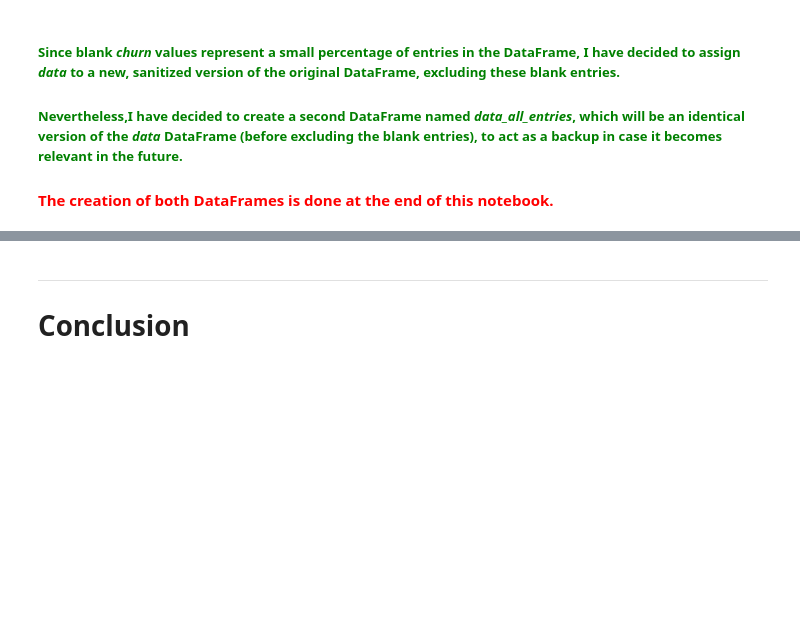
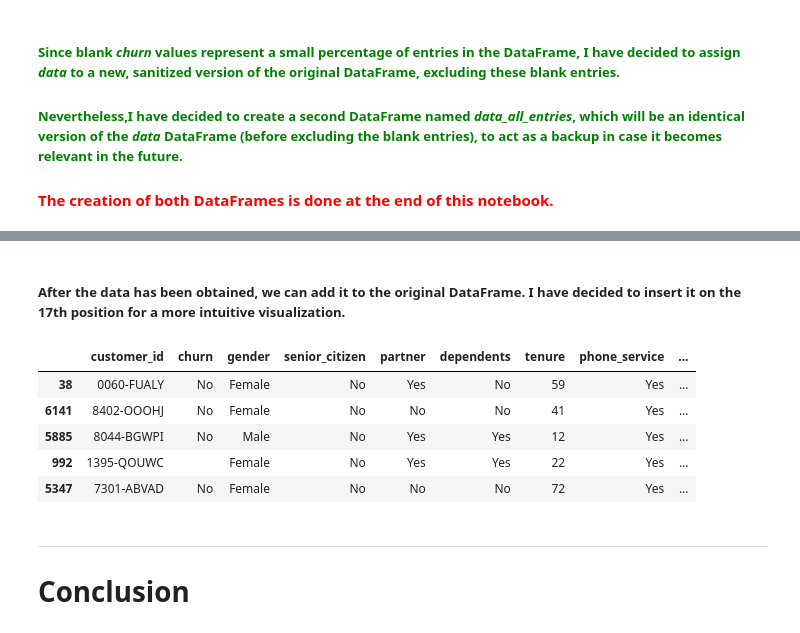
Before and after one commit to LupiVolpi/alura_challenge_data_science, a Jupyter notebook: alura_challenge_data_science_week_1.ipynb, the cells around one changed output, grey strips where cells are left out. Saved outputs shown, nothing was run; the diff lists cells and outputs as text; code cells hidden in the pictures; blank space fills up the shorter version.

```diff
--- a/alura_challenge_data_science_week_1.ipynb
+++ b/alura_challenge_data_science_week_1.ipynb
@@ -569,3 +712,16 @@ Name: churn, dtype: float64
+# %% [markdown]
+##### After the data has been obtained, we can add it to the original DataFrame. I have decided to insert it on the 17th position for a more intuitive visualization.
+# %%
+data.insert(loc = 16, column = "services_hired", value = services_hired.sum(axis = 1))
+# %%
+data.sample(5)
+# %% [output]
+|  | customer_id | churn | gender | senior_citizen | partner | dependents | tenure | phone_service | ... |
+| 38 | 0060-FUALY | No | Female | No | Yes | No | 59 | Yes | ... |
+| 6141 | 8402-OOOHJ | No | Female | No | No | No | 41 | Yes | ... |
+| 5885 | 8044-BGWPI | No | Male | No | Yes | Yes | 12 | Yes | ... |
+| 992 | 1395-QOUWC |  | Female | No | Yes | Yes | 22 | Yes | ... |
+| 5347 | 7301-ABVAD | No | Female | No | No | No | 72 | Yes | ... |
 # %% [markdown]
 ---
 # Conclusion
```
Also changed, not shown: parts of 18 cells of this notebook.
